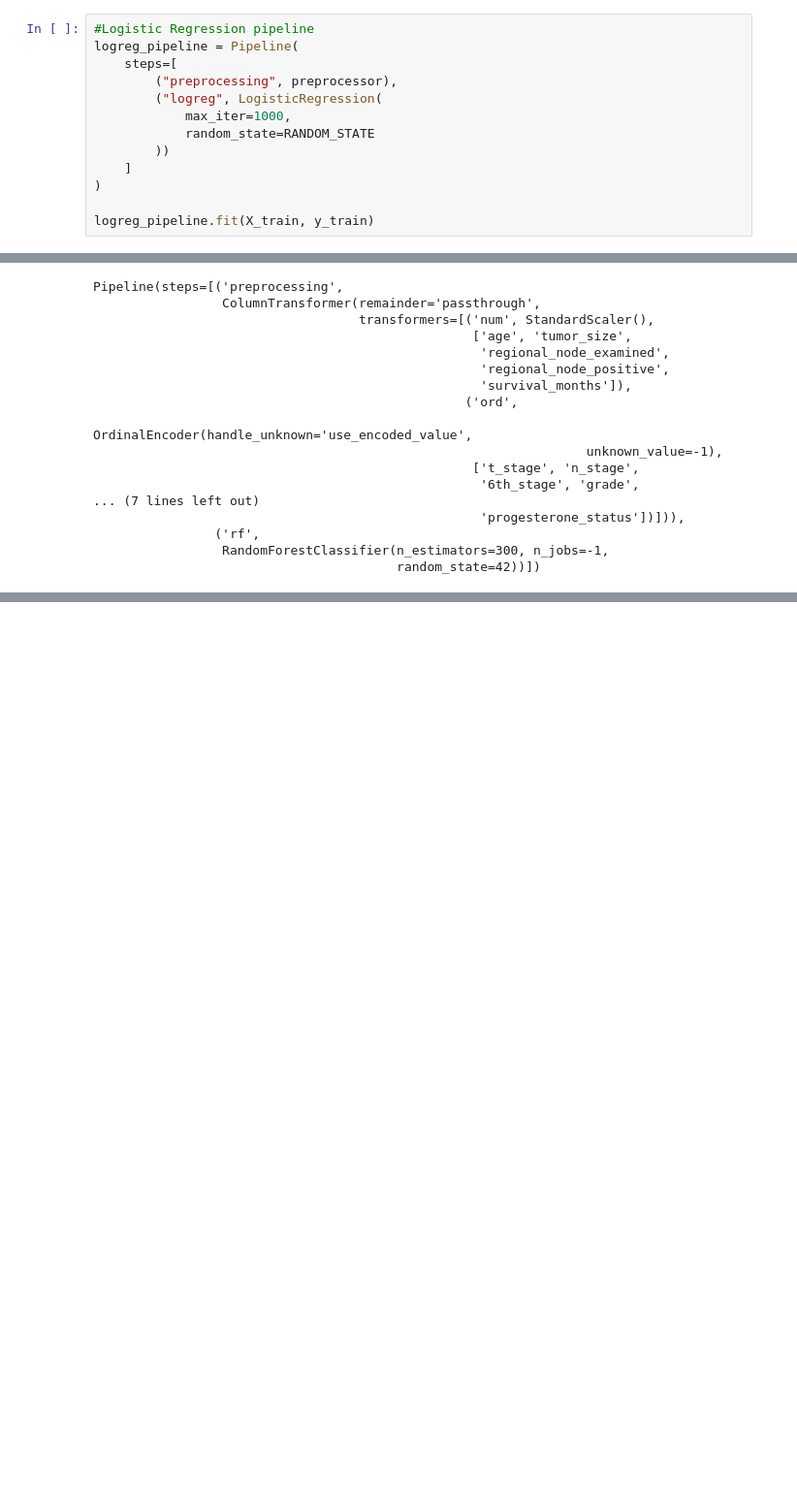
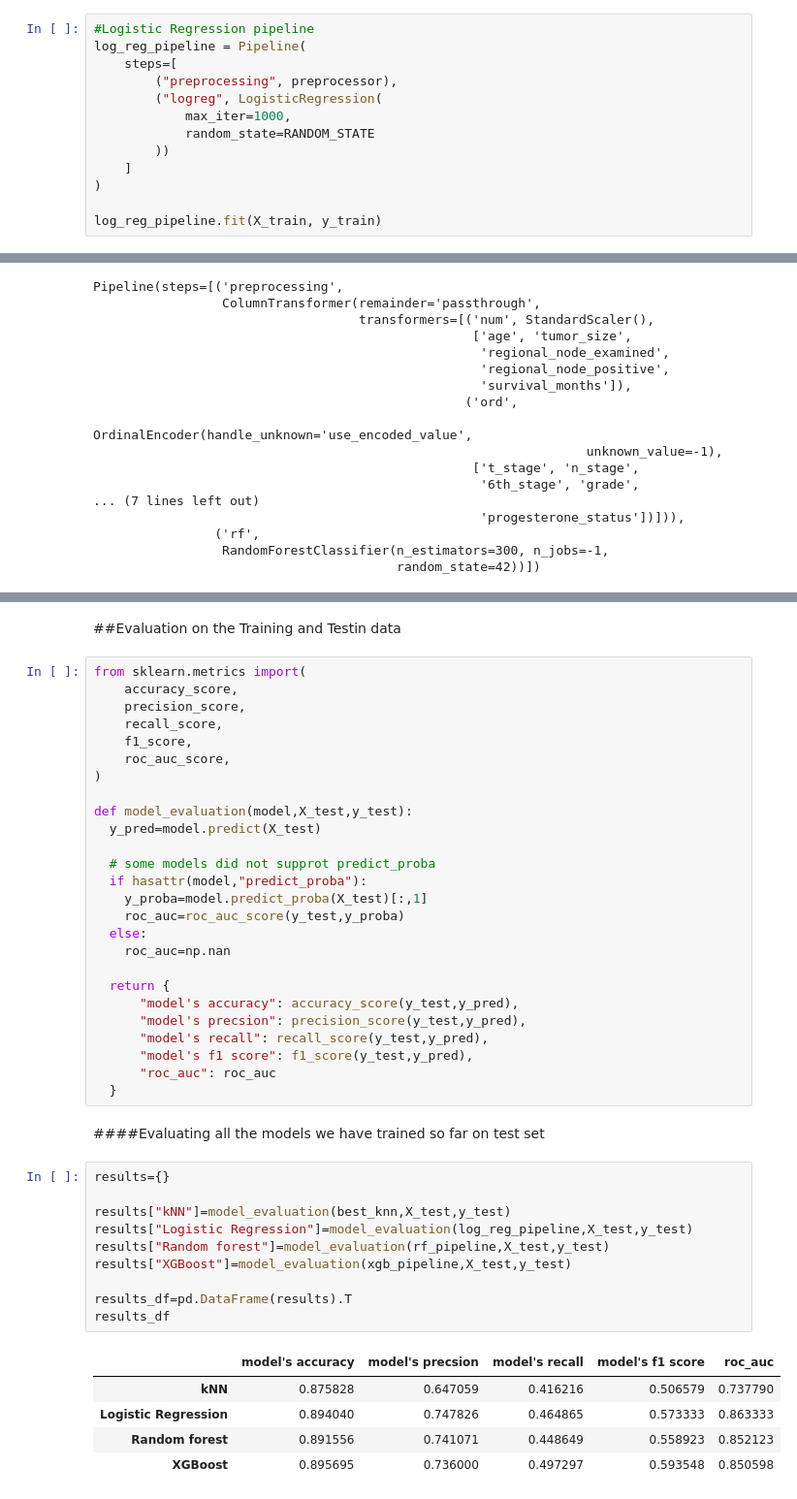
Before and after one commit to Vivek-afk81/breast-cancer-classification-ml, a Jupyter notebook: classification_project.ipynb, the cells around one changed output, grey strips where cells are left out. Shown at 97% size. Saved outputs shown, nothing was run; the diff lists cells and outputs as text; blank space fills up the shorter version.

Commit message:
model evaluation

```diff
--- a/classification_project.ipynb
+++ b/classification_project.ipynb
@@ -569,6 +586,6 @@ knn_results
 # %%
 #Logistic Regression pipeline
-logreg_pipeline = Pipeline(
+log_reg_pipeline = Pipeline(
     steps=[
         ("preprocessing", preprocessor),
         ("logreg", LogisticRegression(
@@ -578,7 +595,7 @@ logreg_pipeline = Pipeline(
     ]
 )
 
-logreg_pipeline.fit(X_train, y_train)
+log_reg_pipeline.fit(X_train, y_train)
 # %% [output]
 Pipeline(steps=[('preprocessing',
                  ColumnTransformer(remainder='passthrough',
@@ -631,0 +702,46 @@ Pipeline(steps=[('preprocessing',
+# %% [markdown]
+##Evaluation on the Training and Testin data
+# %%
+from sklearn.metrics import(
+    accuracy_score,
+    precision_score,
+    recall_score,
+    f1_score,
+    roc_auc_score,
+)
+
+def model_evaluation(model,X_test,y_test):
+  y_pred=model.predict(X_test)
+
+  # some models did not supprot predict_proba
+  if hasattr(model,"predict_proba"):
+    y_proba=model.predict_proba(X_test)[:,1]
+    roc_auc=roc_auc_score(y_test,y_proba)
+  else:
+    roc_auc=np.nan
+
+  return {
+      "model's accuracy": accuracy_score(y_test,y_pred),
+      "model's precsion": precision_score(y_test,y_pred),
+      "model's recall": recall_score(y_test,y_pred),
+      "model's f1 score": f1_score(y_test,y_pred),
+      "roc_auc": roc_auc
+  }
+# %% [markdown]
+####Evaluating all the models we have trained so far on test set
+# %%
+results={}
+
+results["kNN"]=model_evaluation(best_knn,X_test,y_test)
+results["Logistic Regression"]=model_evaluation(log_reg_pipeline,X_test,y_test)
+results["Random forest"]=model_evaluation(rf_pipeline,X_test,y_test)
+results["XGBoost"]=model_evaluation(xgb_pipeline,X_test,y_test)
+
+results_df=pd.DataFrame(results).T
+results_df
+# %% [output]
+|  | model's accuracy | model's precsion | model's recall | model's f1 score | roc_auc |
+| kNN | 0.875828 | 0.647059 | 0.416216 | 0.506579 | 0.737790 |
+| Logistic Regression | 0.894040 | 0.747826 | 0.464865 | 0.573333 | 0.863333 |
+| Random forest | 0.891556 | 0.741071 | 0.448649 | 0.558923 | 0.852123 |
+| XGBoost | 0.895695 | 0.736000 | 0.497297 | 0.593548 | 0.850598 |
```
Also changed, not shown: parts of 8 cells of this notebook.
